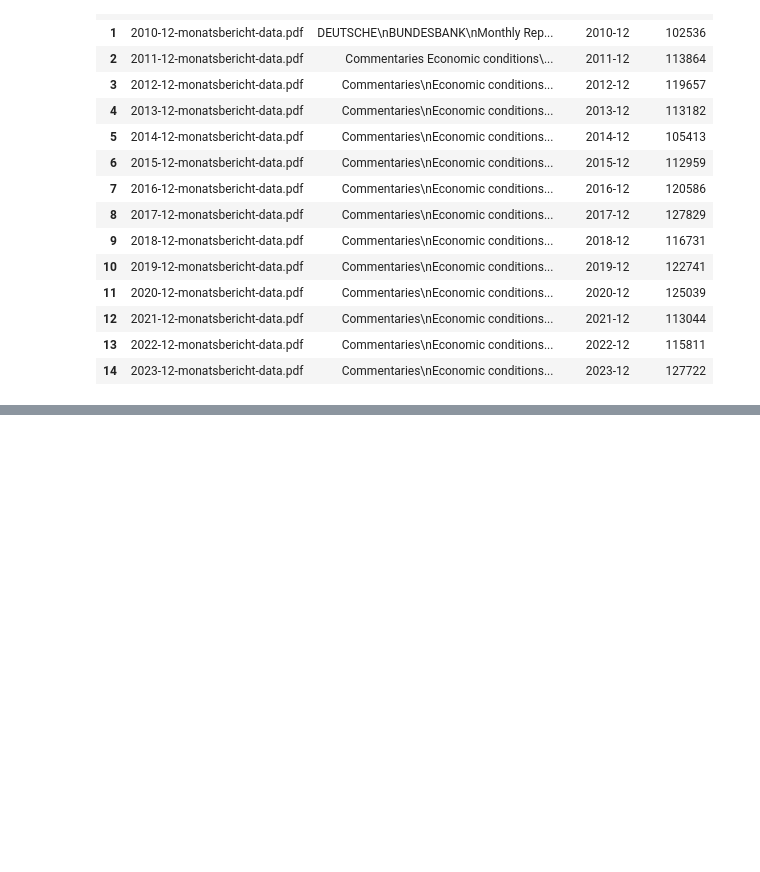
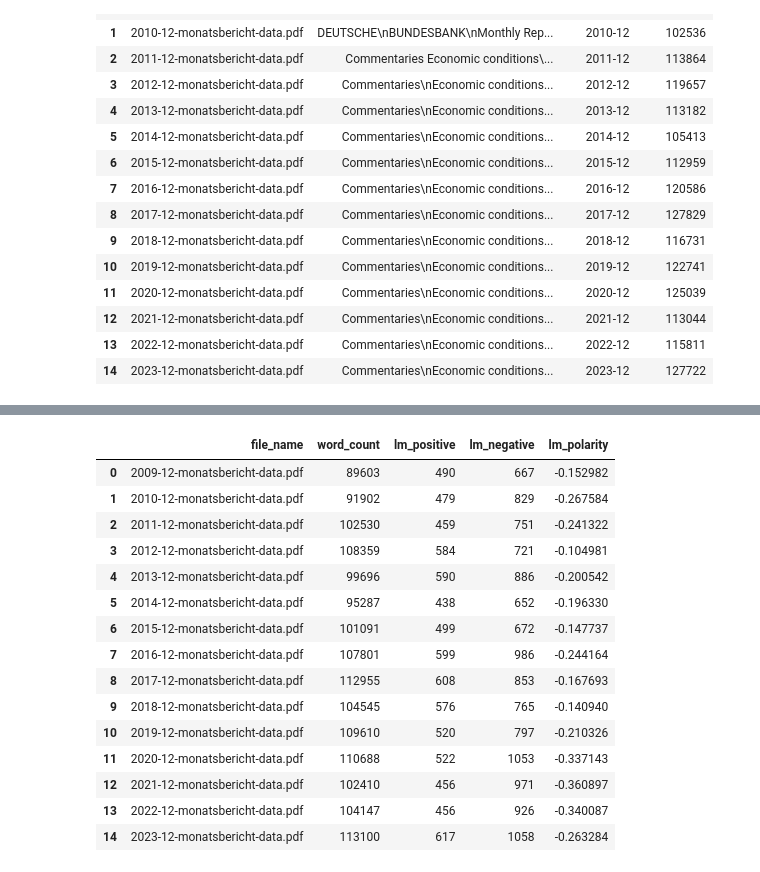
Before and after one commit to NhiPK/MLforEcon, a Jupyter notebook: TextProcessing.ipynb, the cells around one changed output, grey strips where cells are left out. Saved outputs shown, nothing was run; the diff lists cells and outputs as text; code cells hidden in the pictures; blank space fills up the shorter version.

Commit message:
Add Loughran-McDonald financial dictionary

```diff
--- a/TextProcessing.ipynb
+++ b/TextProcessing.ipynb
@@ -231,0 +225,15 @@ display(df_sentiment)
+# %%
+import pysentiment2 as ps
+
+# Initialize the Loughran-McDonald financial dictionary
+lm = ps.LM()
+
+positive_words = list(lm._posset)
+negative_words = list(lm._negset)
+
+# Print the total counts and a small sample
+print(f"Total Positive Words (Stemmed): {len(positive_words)}")
+print(f"Sample Positive Words: {sorted(positive_words)[:15]}\n")
+
+print(f"Total Negative Words (Stemmed): {len(negative_words)}")
+print(f"Sample Negative Words: {sorted(negative_words)[:15]}")
@@ -231,0 +246,33 @@ display(df_sentiment)
+# %%
+# Helper functions to extract Positive and Negative counts
+def get_financial_sentiment(text):
+    tokens = lm.tokenize(text)
+    score = lm.get_score(tokens)
+
+    return score['Positive'], score['Negative'], score['Polarity']
+
+# Apply to DataFrame
+# We zip the results into three new columns
+df_sentiment['lm_positive'], df_sentiment['lm_negative'], df_sentiment['lm_polarity'] = zip(
+    *df_sentiment['cleaned_text'].apply(get_financial_sentiment)
+)
+
+
+display(df_sentiment[['file_name', 'word_count', 'lm_positive', 'lm_negative', 'lm_polarity']])
+# %% [output]
+|  | file_name | word_count | lm_positive | lm_negative | lm_polarity |
+| 0 | 2009-12-monatsbericht-data.pdf | 89603 | 490 | 667 | -0.152982 |
+| 1 | 2010-12-monatsbericht-data.pdf | 91902 | 479 | 829 | -0.267584 |
+| 2 | 2011-12-monatsbericht-data.pdf | 102530 | 459 | 751 | -0.241322 |
+| 3 | 2012-12-monatsbericht-data.pdf | 108359 | 584 | 721 | -0.104981 |
+| 4 | 2013-12-monatsbericht-data.pdf | 99696 | 590 | 886 | -0.200542 |
+| 5 | 2014-12-monatsbericht-data.pdf | 95287 | 438 | 652 | -0.196330 |
+| 6 | 2015-12-monatsbericht-data.pdf | 101091 | 499 | 672 | -0.147737 |
+| 7 | 2016-12-monatsbericht-data.pdf | 107801 | 599 | 986 | -0.244164 |
+| 8 | 2017-12-monatsbericht-data.pdf | 112955 | 608 | 853 | -0.167693 |
+| 9 | 2018-12-monatsbericht-data.pdf | 104545 | 576 | 765 | -0.140940 |
+| 10 | 2019-12-monatsbericht-data.pdf | 109610 | 520 | 797 | -0.210326 |
+| 11 | 2020-12-monatsbericht-data.pdf | 110688 | 522 | 1053 | -0.337143 |
+| 12 | 2021-12-monatsbericht-data.pdf | 102410 | 456 | 971 | -0.360897 |
+| 13 | 2022-12-monatsbericht-data.pdf | 104147 | 456 | 926 | -0.340087 |
+| 14 | 2023-12-monatsbericht-data.pdf | 113100 | 617 | 1058 | -0.263284 |
```
Also changed, not shown: parts of 7 cells of this notebook.
